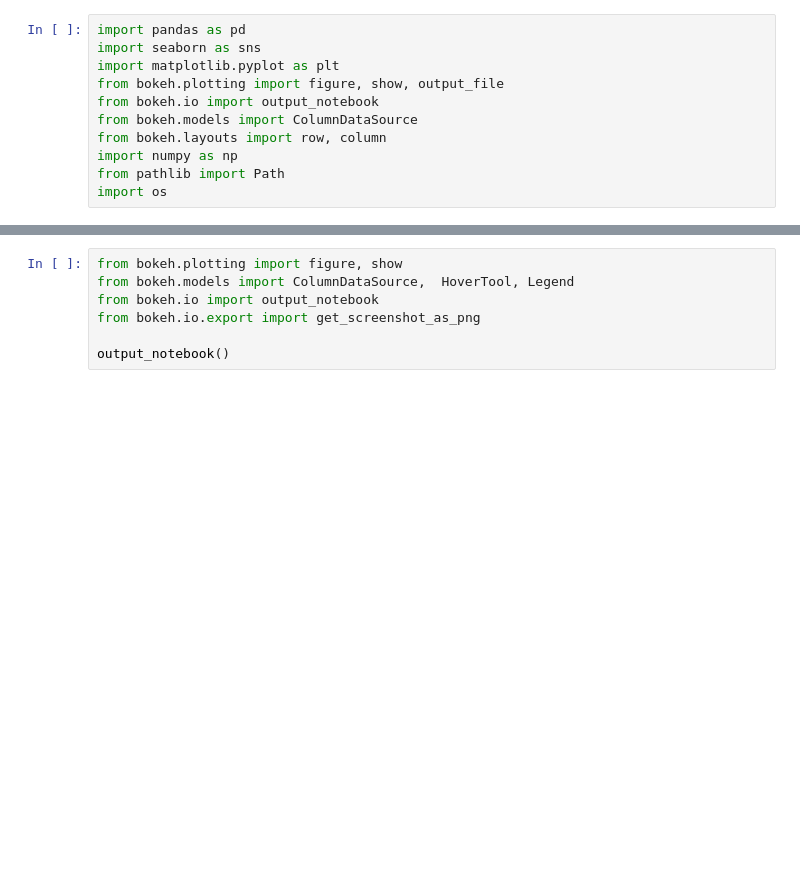
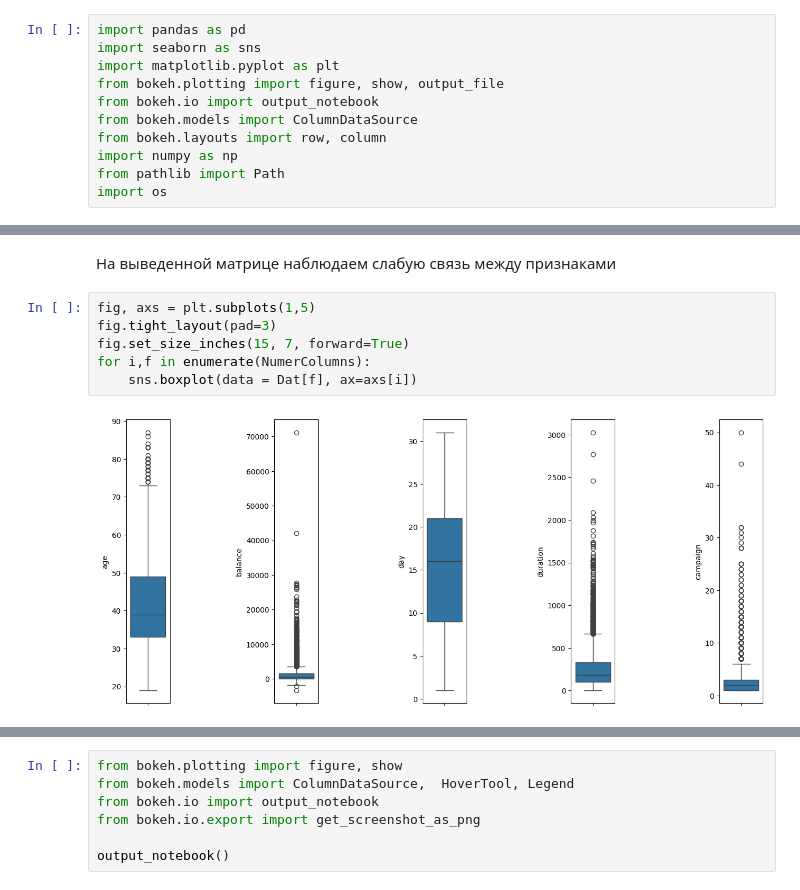
Before and after one commit to KochurovaVA/IIS, a Jupyter notebook: eda/eda.ipynb, the cells around one changed output, grey strips where cells are left out. Cells and saved outputs as stored; diff of their text form; blank space fills up the shorter version.

```diff
--- a/eda/eda.ipynb
+++ b/eda/eda.ipynb
@@ -264,0 +219,10 @@ plt.show()
+# %% [markdown]
+На выведенной матрице наблюдаем слабую связь между признаками
+# %%
+fig, axs = plt.subplots(1,5)
+fig.tight_layout(pad=3)
+fig.set_size_inches(15, 7, forward=True)
+for i,f in enumerate(NumerColumns):
+    sns.boxplot(data = Dat[f], ax=axs[i])
+# %% [output]
+[figure, added]
```
Also changed, not shown: parts of 52 cells of this notebook, 7 other files.
